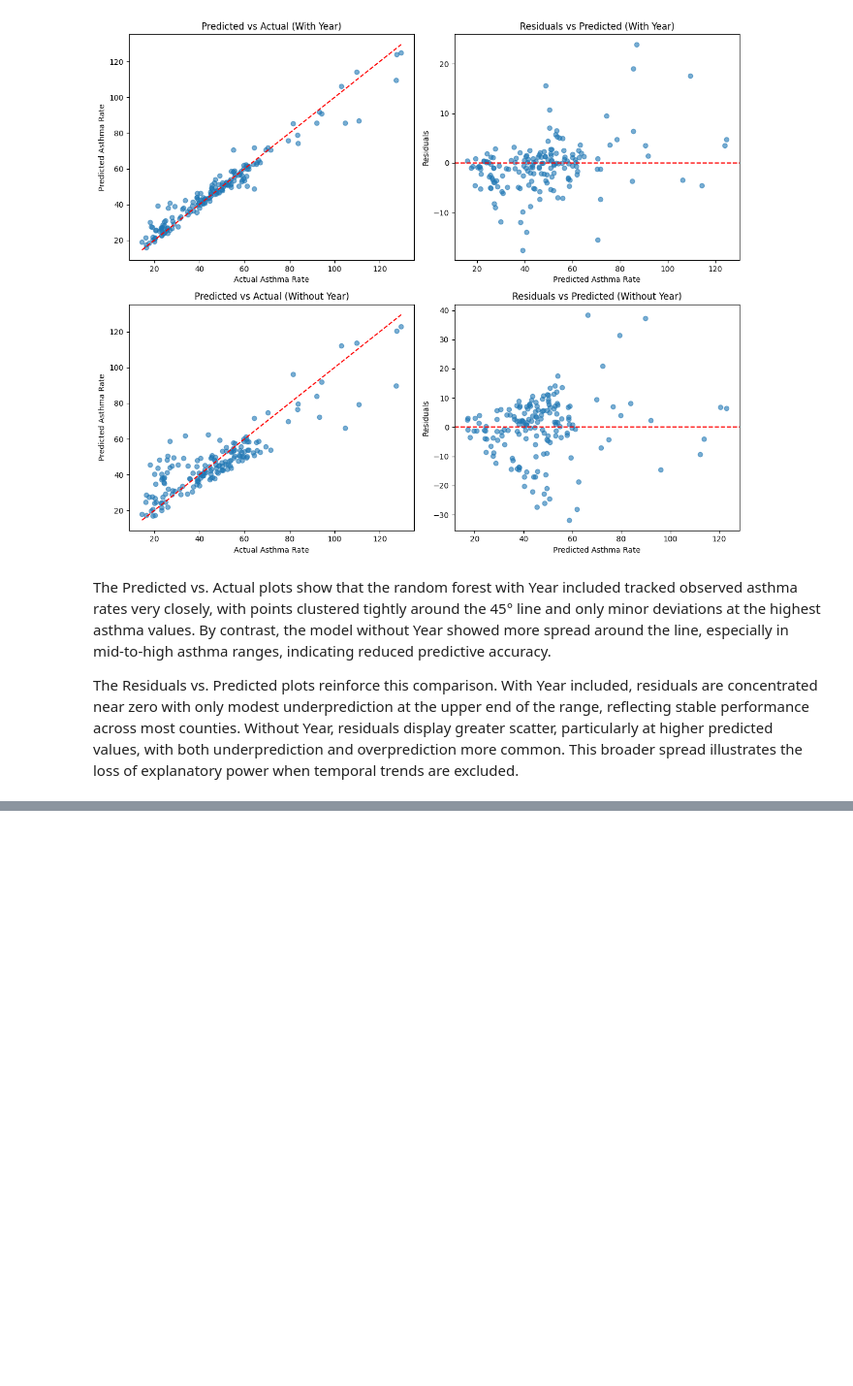
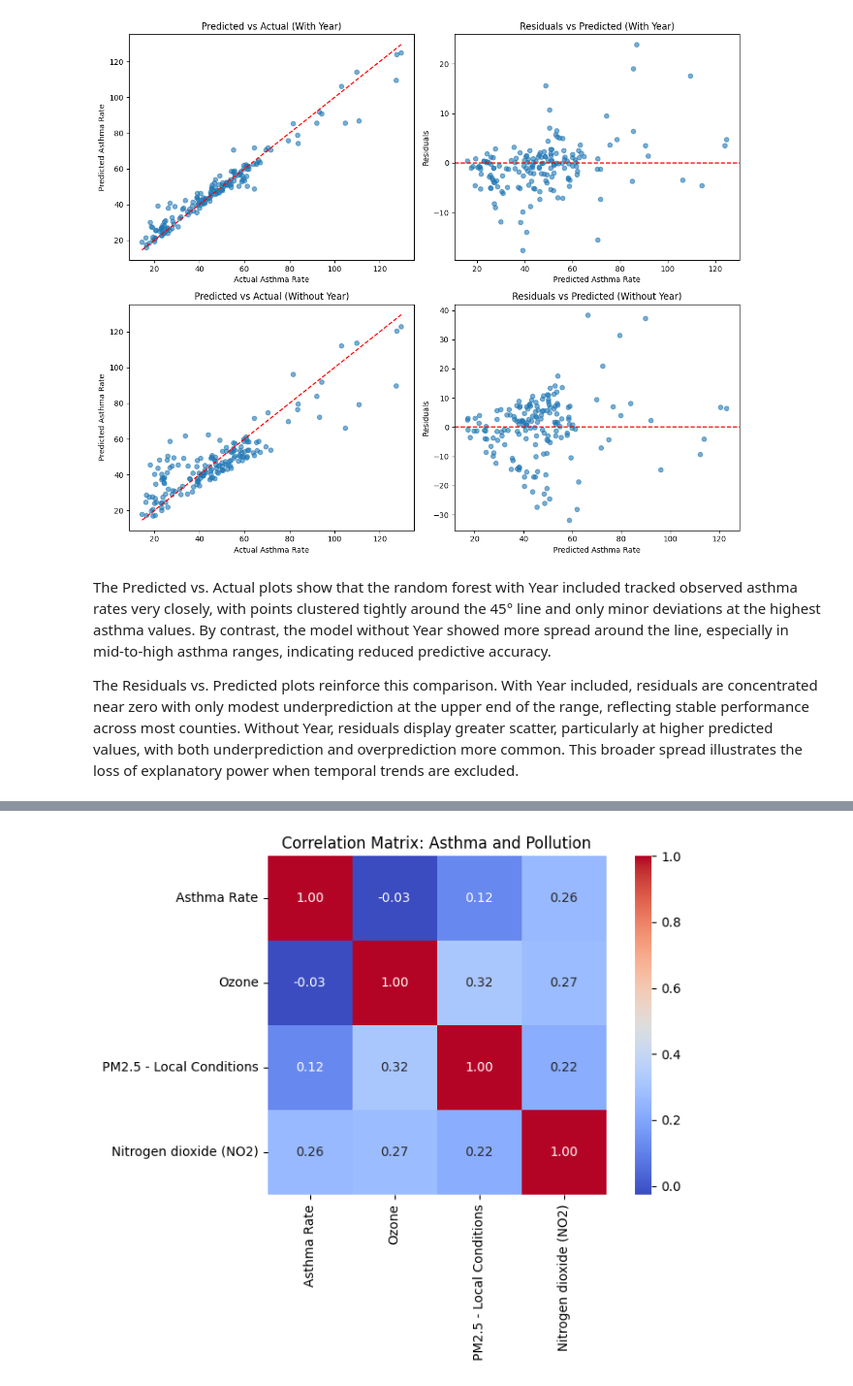
Before and after one commit to AmyMorrison2/asthma-air-pollution-capstone, a Jupyter notebook: Revised_Asthma_Capstone_Part_2.ipynb, the cells around one changed output, grey strips where cells are left out. Shown at 97% size. Saved outputs shown, nothing was run; the diff lists cells and outputs as text; code cells hidden in the pictures; blank space fills up the shorter version.

```diff
--- a/Revised_Asthma_Capstone_Part_2.ipynb
+++ b/Revised_Asthma_Capstone_Part_2.ipynb
@@ -956,0 +1042,14 @@ The Residuals vs. Predicted plots reinforce this comparison. With Year included,
+# %%
+corr_vars = ["Asthma Rate", "Ozone", "PM2.5 - Local Conditions", "Nitrogen dioxide (NO2)"]
+corr_df = complete_panel[corr_vars].dropna()
+
+corr_matrix = corr_df.corr()
+
+plt.figure(figsize=(8,6))
+sns.heatmap(corr_matrix, annot=True, cmap="coolwarm", fmt=".2f", square=True)
+plt.title("Correlation Matrix: Asthma and Pollution")
+plt.tight_layout()
+plt.savefig("correlation_matrix.png", dpi=300, bbox_inches='tight')
+plt.show()
+# %% [output]
+[figure, added]
```
Also changed, not shown: parts of 11 cells of this notebook.
